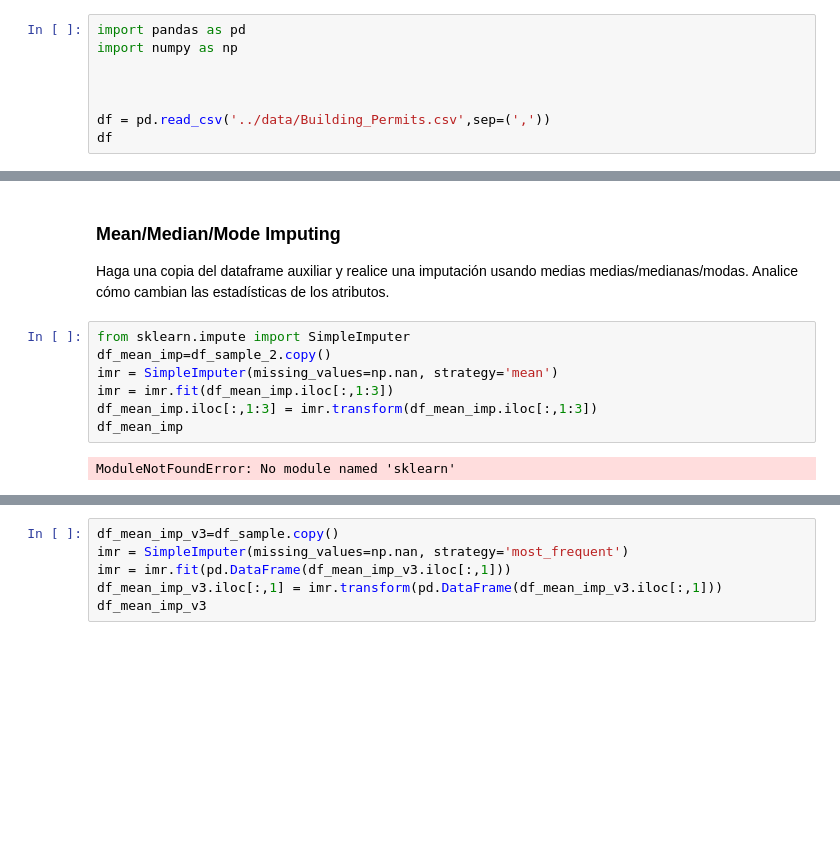
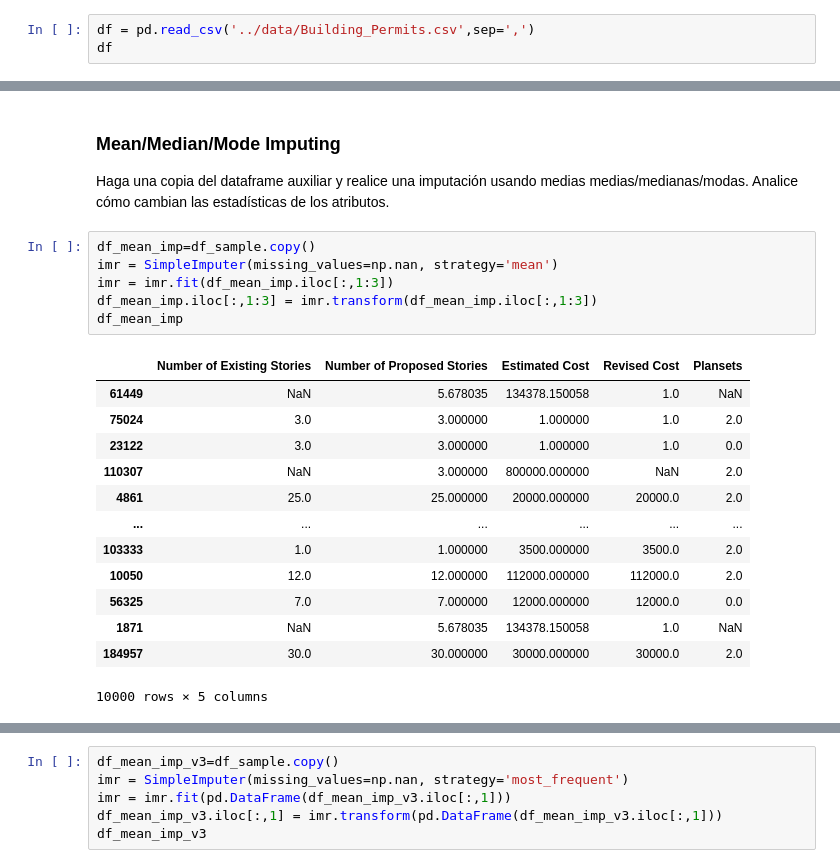
Before and after one commit to Rotany/master_aprendizaje_automatico, a Jupyter notebook: scripts/Sesion_002-Preprocessing_Ejercicio.ipynb, the cells around one changed output, grey strips where cells are left out. Cells and saved outputs as stored; diff of their text form; blank space fills up the shorter version.

```diff
--- a/scripts/Sesion_002-Preprocessing_Ejercicio.ipynb
+++ b/scripts/Sesion_002-Preprocessing_Ejercicio.ipynb
@@ -5,10 +9,5 @@ En este ejercicio vamos a trabajar con el dataset que se encuentra en el fichero
 # %%
-import pandas as pd
-import numpy as np
-
-
-
-df = pd.read_csv('../data/Building_Permits.csv',sep=(','))
+df = pd.read_csv('../data/Building_Permits.csv',sep=',')
 df
 # %% [output]
 |  | Permit Number | Permit Type | Permit Type Definition | Permit Creation Date | Block | Lot | ... |
@@ -108,14 +107,25 @@ df_sample_2.describe()
 
 Haga una copia del dataframe auxiliar y realice una imputación usando medias medias/medianas/modas. Analice cómo cambian las estadísticas de los atributos.
 # %%
-from sklearn.impute import SimpleImputer
-df_mean_imp=df_sample_2.copy()
+df_mean_imp=df_sample.copy()
 imr = SimpleImputer(missing_values=np.nan, strategy='mean')
 imr = imr.fit(df_mean_imp.iloc[:,1:3])
 df_mean_imp.iloc[:,1:3] = imr.transform(df_mean_imp.iloc[:,1:3])
 df_mean_imp
 # %% [output]
+|  | Number of Existing Stories | Number of Proposed Stories | Estimated Cost | Revised Cost | Plansets |
+| 61449 | NaN | 5.678035 | 134378.150058 | 1.0 | NaN |
+| 75024 | 3.0 | 3.000000 | 1.000000 | 1.0 | 2.0 |
+| 23122 | 3.0 | 3.000000 | 1.000000 | 1.0 | 0.0 |
+| 110307 | NaN | 3.000000 | 800000.000000 | NaN | 2.0 |
+| 4861 | 25.0 | 25.000000 | 20000.000000 | 20000.0 | 2.0 |
+| ... | ... | ... | ... | ... | ... |
+| 103333 | 1.0 | 1.000000 | 3500.000000 | 3500.0 | 2.0 |
+| 10050 | 12.0 | 12.000000 | 112000.000000 | 112000.0 | 2.0 |
+| 56325 | 7.0 | 7.000000 | 12000.000000 | 12000.0 | 0.0 |
+| 1871 | NaN | 5.678035 | 134378.150058 | 1.0 | NaN |
+| 184957 | 30.0 | 30.000000 | 30000.000000 | 30000.0 | 2.0 |
-ModuleNotFoundError: No module named 'sklearn'
+10000 rows × 5 columns
 # %%
 df_mean_imp_v2=df_sample.copy()
 imr = SimpleImputer(missing_values=np.nan, strategy='median')
```
Also changed, not shown: parts of 2 cells of this notebook.
